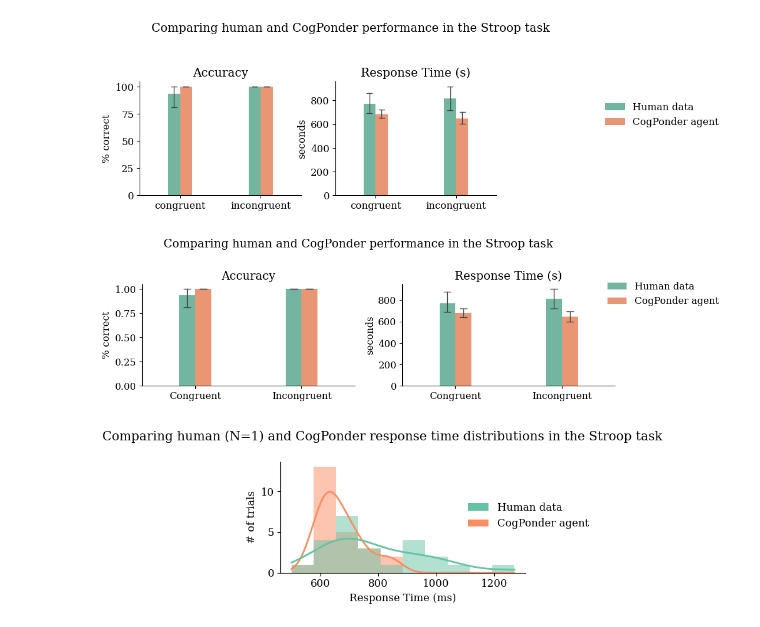
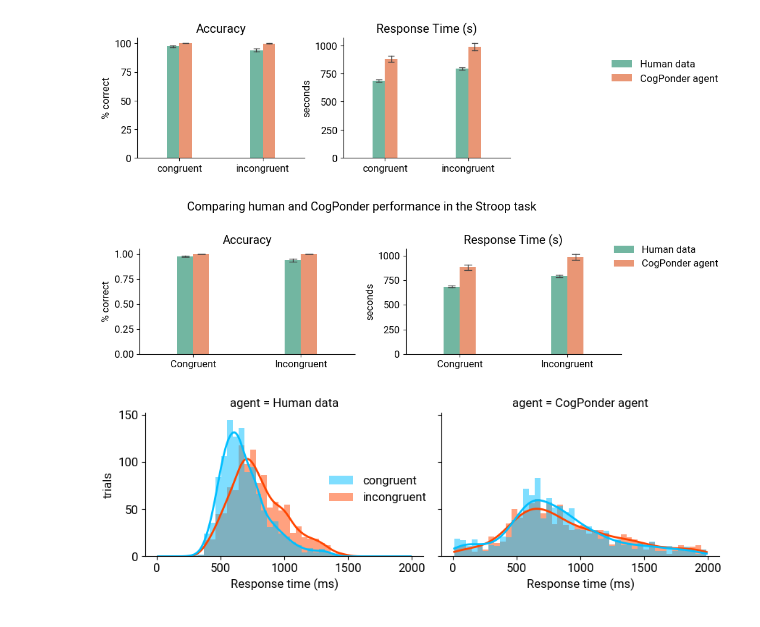
Before and after one commit to morteza/CogPonder, a Jupyter notebook: notebooks/figures/Figure3-Stroop.ipynb, the cells around one changed output. Drawn from its saved outputs; the diff is of its cells as text; code cells hidden in the pictures.

Commit message:
initial plot to simultanously show mean(rt) and median(rt)

```diff
--- a/notebooks/figures/Figure3-Stroop.ipynb
+++ b/notebooks/figures/Figure3-Stroop.ipynb
@@ -6,7 +6,7 @@ import seaborn as sns
 import matplotlib.pyplot as plt
 import matplotlib as mpl
 mpl.rc('text', usetex=False)
-mpl.rc('font', family='serif', size=12)
+mpl.rc('font', family='Roboto', size=12)
 
 import numpy as np
 from IPython.display import display
@@ -18,8 +18,10 @@ import pandas as pd
 from src.cogponder import CogPonderModel
 from src.cogponder.data import StroopSRODataset, CogPonderDataModule, NBackSRODataset
 from pathlib import Path
+
+from tqdm import tqdm
 # %%
-CHECKPOINT_PATH = Path('models/checkpoints/stroop/cogponder_epochs-1000.ckpt')
+CHECKPOINT_PATH = Path('models/checkpoints/stroop/cogponder_epochs-81.ckpt')
 # %%
 # DEBUG
 
@@ -29,7 +31,7 @@ model_ckpt = CogPonderModel.load_from_checkpoint(CHECKPOINT_PATH)
 model_ckpt.eval()
 
 print('loading data module...', end='')
-dataset = StroopSRODataset(n_subjects=1, step_duration=10)
+dataset = StroopSRODataset(n_subjects=100, step_duration=10)
 datamodule = CogPonderDataModule(dataset, num_workers=8)
 datamodule.prepare_data()
 print('Done!')
@@ -39,9 +41,11 @@ subject_ids, trial_ids, contexts, stimuli, y_human, rt_human, y_correct = datamo
 with torch.no_grad():
     model_ckpt.eval()
 
-    print('Predicting responses...', end='')
-    y_pred, ctxt_preds, y_steps, p_halts, rt_pred = model_ckpt(stimuli, subject_ids)
+    rt_preds = []
+    for i in tqdm(range(10)):
+        y_pred, ctxt_preds, y_steps, p_halts, rt_pred = model_ckpt(stimuli, subject_ids)
+        rt_preds.append(rt_pred.numpy())
 
-    print('Done!')
+    rt_preds = np.array(rt_preds)
 # %% [output]
 loading data module...Done!
@@ -59,7 +62,7 @@ human_stats = pd.DataFrame({
     'agent': 'Human data',
 })
 
-cogponder_stats = pd.DataFrame({
+cogpo_stats = pd.DataFrame({
     'condition': dataset.inverse_transform_context(contexts),
     'subject': subject_ids,
     'response_time': (rt_pred * dataset.step_duration).float(),
@@ -67,11 +70,14 @@ cogponder_stats = pd.DataFrame({
     'agent': 'CogPonder agent',
 })
 
-# human_stats['condition'] = human_stats['condition'].map({0: 'Incongruent', 1: 'Congruent'})
+stats = pd.concat([human_stats, cogpo_stats]).reset_index()
 
-stats = pd.concat([human_stats, cogponder_stats]).reset_index()
+# mean_accuracy = stats.groupby(['agent', 'condition'])['accuracy'].mean()
+# median_rt = stats.groupby(['agent', 'condition'])['response_time'].mean()
+# median_rt, mean_accuracy
 
-mean_accuracy = stats.groupby(['agent', 'condition'])['accuracy'].mean()
-median_rt = stats.groupby(['agent', 'condition'])['response_time'].median()
-
-median_rt, mean_accuracy
+plot_data = stats.melt(
+    id_vars=['condition', 'agent'],
+    value_vars=['response_time', 'accuracy'],
+    var_name='measure'
+)
@@ -97,33 +84,33 @@ plot_data = stats.melt(
 # %%
 
 g = sns.catplot(
     data=plot_data, x='condition', y='value', col='measure', hue='agent',
     kind="bar", height=3, aspect=1.2,
     width=.3, errorbar=('ci', 95), capsize=.065, errwidth=1,
     palette='Set2',
     sharex=False, sharey=False,
     estimator='mean',
     col_order=['accuracy', 'response_time'],
     hue_order=['Human data', 'CogPonder agent'],
     order=['congruent', 'incongruent'],
     legend=False
 )
 
 g.add_legend(loc='upper left', bbox_to_anchor=(.95, .8))
 
 g.axes[0,0].set_ylabel('% correct')
 g.axes[0,0].set_title('Accuracy')
 g.axes[0,1].set_ylabel('seconds')
 g.axes[0,1].set_title('Response Time (s)')
 g.axes[0,0].set_xlabel(None)
 g.axes[0,1].set_xlabel(None)
 
 
-plt.suptitle('Comparing human and CogPonder performance in the Stroop task', y=1.2)
+# plt.suptitle('Comparing human and CogPonder performance in the Stroop task', y=1.1)
 plt.savefig('outputs/figures/figure3-stroop.png', bbox_inches='tight', dpi=300)
 plt.show()
 # %% [output]
-[figure, old version]
+[figure, new version]
 # %%
 human_performance = pd.DataFrame({
     'condition': contexts,
@@ -176,40 +163,27 @@ plt.tight_layout()
 plt.savefig('outputs/figures/figure3-stroop.png', bbox_inches='tight', dpi=300)
 plt.show()
 # %% [output]
-[figure, old version]
+[figure, new version]
 # %%
 # Figure 4
 
-plot_data = pd.DataFrame({
-    'rt_human': rt_human * dataset.step_duration,
-    'rt_pred': rt_pred * dataset.step_duration,
-}).melt()
+plot_data = stats[['condition', 'agent', 'response_time']].query('response_time < 2000')
 
 g = sns.displot(
-    data=plot_data, x='value', hue='variable',
-    kind='hist', kde=True, fill=True, common_norm=False,
-    lw=0, alpha=.5, height=3, aspect=1.2,
+    data=plot_data, x='response_time', hue='condition', col='agent',
+    kind='hist', kde=True, fill=True, common_norm=True,
+    lw=0, alpha=.5, height=3, aspect=1.5,
     kde_kws={'cut': 0, 'clip': (0, 2000)},
     line_kws={'linewidth': 2},
-    palette='Set2',
-    hue_order=['rt_human', 'rt_pred'],
-    legend=True
+    palette=sns.color_palette(['deepskyblue', 'orangered'], 2),
 )
 
-# replace labels
-g._legend.set_title(None)
-g.legend.set_bbox_to_anchor((1.6, .5))
-for t, l in zip(g._legend.texts, ['Human data', 'CogPonder agent']):
-    t.set_text(l)
+g.set(xlabel='Response time (ms)', ylabel='trials')
+g.legend.set_title(None)
+g.legend.set_bbox_to_anchor((.45, .5))
 
-g._legend.legend_handles[0].set_alpha(1)
-g._legend.legend_handles[1].set_alpha(1)
-
-g.ax.set(xlabel='Response Time (ms)', ylabel='# of trials')
-
-plt.suptitle('Comparing human (N=1) and CogPonder response time distributions in the Stroop task')
-plt.tight_layout()
+# plt.suptitle('Comparing human (N=1) and CogPonder response time distributions in the Stroop task')
+# plt.tight_layout()
 plt.savefig('outputs/figures/figure4-stroop.png', bbox_inches='tight', dpi=300)
-plt.show()
 # %% [output]
-[figure, old version]
+[figure, new version]
```
Also changed, not shown: parts of 5 cells of this notebook, 4 other files.
